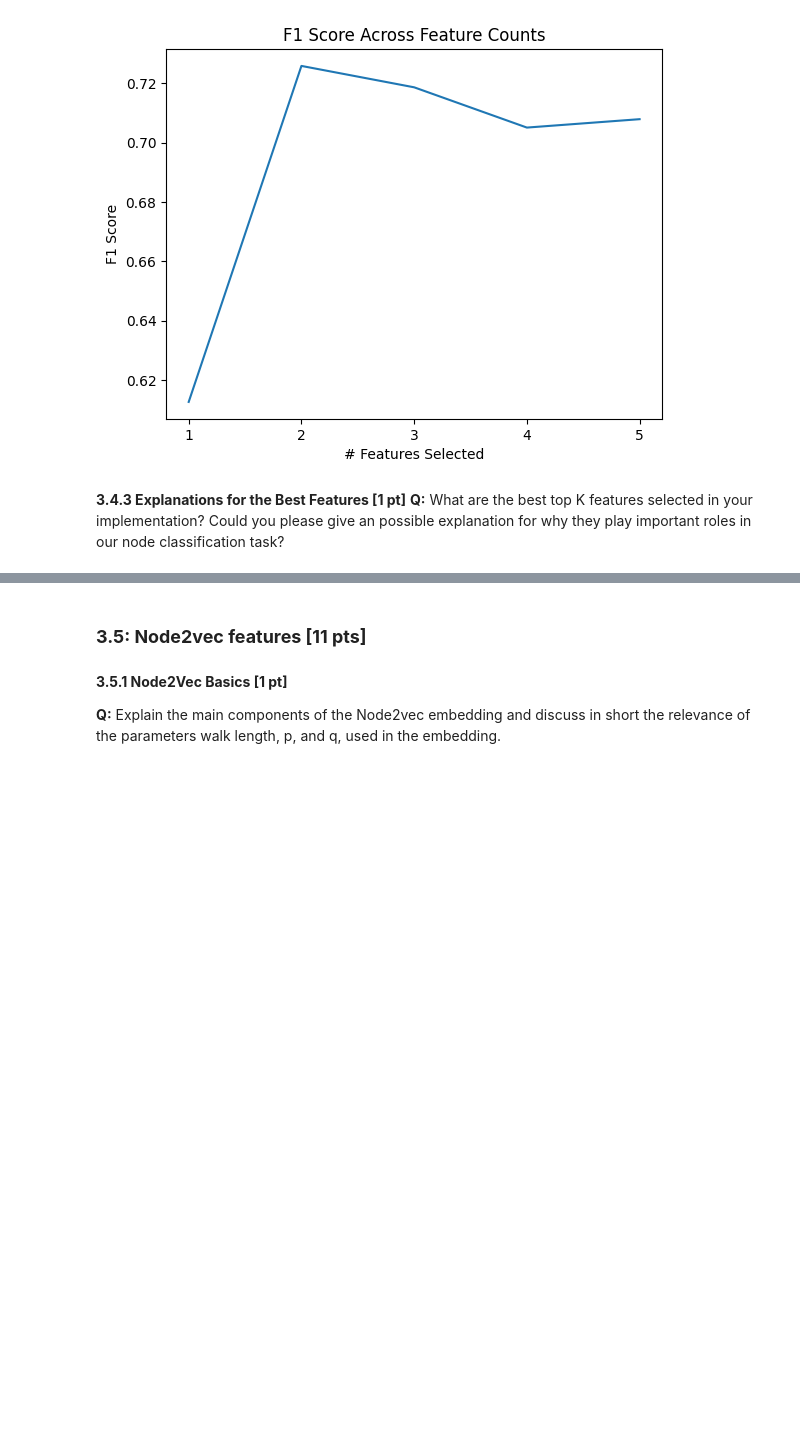
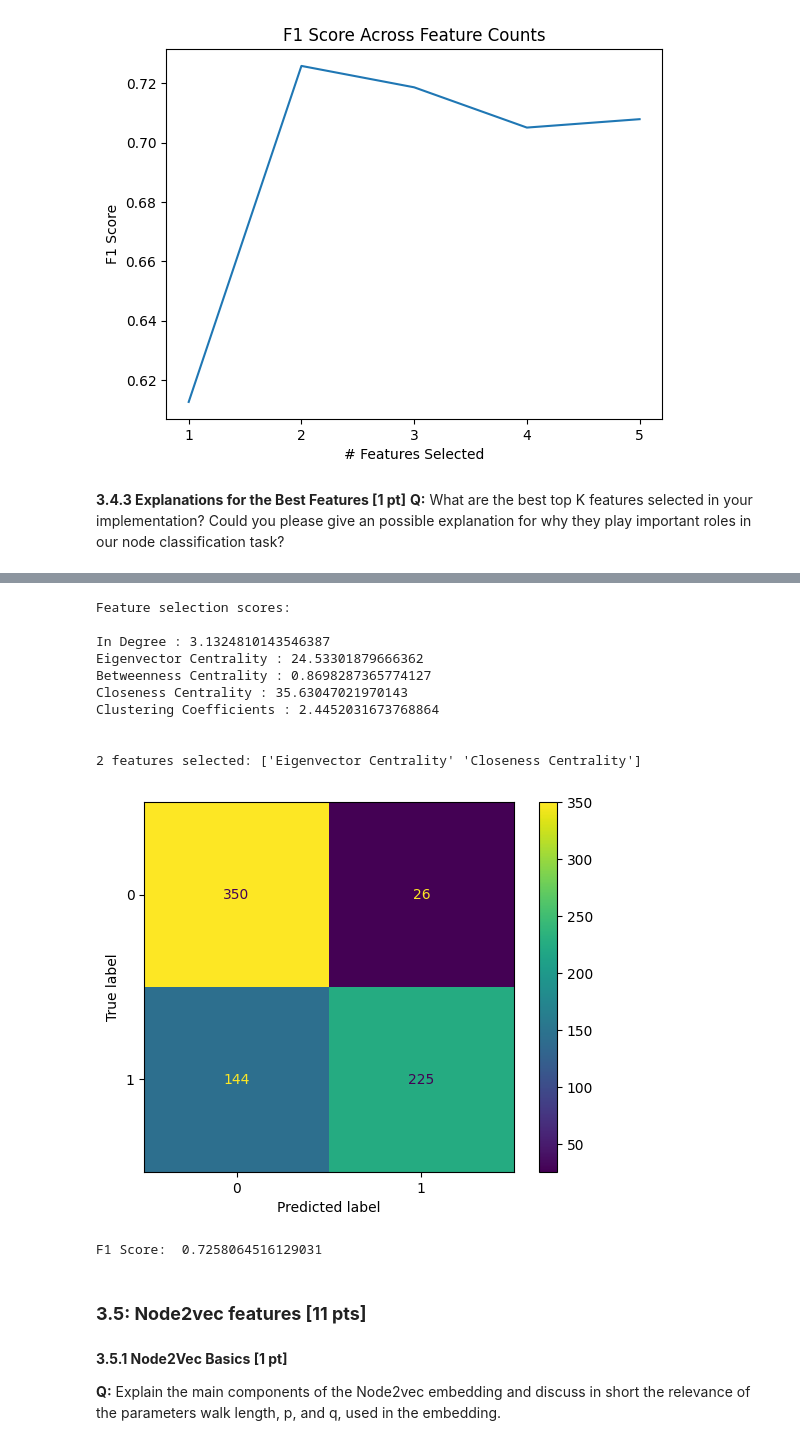
Before and after one commit to kaedejohnson/networkml_epfl_ee452, a Jupyter notebook: nml24_assignment1.ipynb, the cells around one changed output, grey strips where cells are left out. Saved outputs shown, nothing was run; the diff lists cells and outputs as text; code cells hidden in the pictures; blank space fills up the shorter version.

```diff
--- a/nml24_assignment1.ipynb
+++ b/nml24_assignment1.ipynb
@@ -996,7 +996,7 @@ from sklearn import svm
 from sklearn.preprocessing import StandardScaler
 from sklearn.feature_selection import SelectKBest, f_classif
 
-def classifier(features, targets, labels, feature_selection=False, num_features=1, test_size=0.5, seed=0, verbose=False):
+def classifier(features, targets, labels, feature_selection=False, num_features=1, test_size=0.5, seed=0, verbose=False, feature_set = ['In Degree', 'Eigenvector Centrality', 'Betweenness Centrality', 'Closeness Centrality', 'Clustering Coefficients']):
   '''
   INPUT:
   features: feature matrix of dimensions (N, D) (N: number of samples; D: number of features)
@@ -1031,7 +1031,6 @@ def classifier(features, targets, labels, feature_selection=False, num_features=
     features_test = scaler.transform(features_test)
 
     # Feature selection
-    feature_set = ['In Degree', 'Eigenvector Centrality', 'Betweenness Centrality', 'Closeness Centrality', 'Clustering Coefficients']
 
     k_best = SelectKBest(score_func=f_classif, k=num_features).fit(features_train, targets_train)
     k_best_mask = k_best.get_support()
@@ -1045,11 +1044,9 @@ def classifier(features, targets, labels, feature_selection=False, num_features=
     # Print the scores for individual features.
     if verbose == True:
       print("Feature selection scores:\n")
-      print("In Degree:", k_best_scores[0])
-      print("Eigenvector Centrality:", k_best_scores[1])
-      print("Betweenness Centrality:", k_best_scores[2])
-      print("Closeness Centrality:", k_best_scores[3])
-      print("Clustering Coefficients:", k_best_scores[4], "\n")
+      for feature in feature_set:
+        print(feature, ":", k_best_scores[feature_set.index(feature)])
+      print("\n")
       print(num_features, "features selected:", features_selected, "\n")
 
     # Support vector classifier
@@ -1157,3 +1158,18 @@ The f1 score is: 0.7258064516129031
+# %%
+_, _ = classifier(features_node, targets_node, labels, feature_selection=True, num_features=2, verbose=True)
+# %% [output]
+Feature selection scores:
+
+In Degree : 3.1324810143546387
+Eigenvector Centrality : 24.53301879666362
+Betweenness Centrality : 0.8698287365774127
+Closeness Centrality : 35.63047021970143
+Clustering Coefficients : 2.4452031673768864
+
+
+2 features selected: ['Eigenvector Centrality' 'Closeness Centrality']
+[figure, added]
+F1 Score:  0.7258064516129031
 # %% [markdown]
 ### **3.5: Node2vec features [11 pts]**
 # %% [markdown]
```
Also changed, not shown: parts of 23 cells of this notebook.
